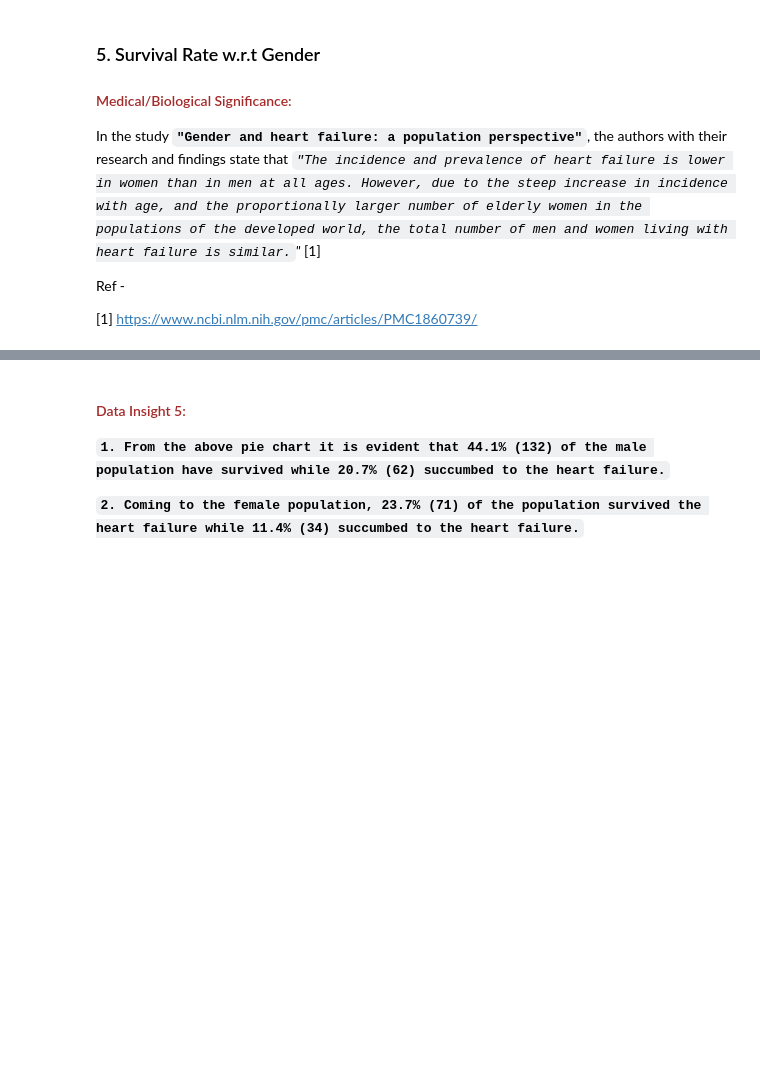
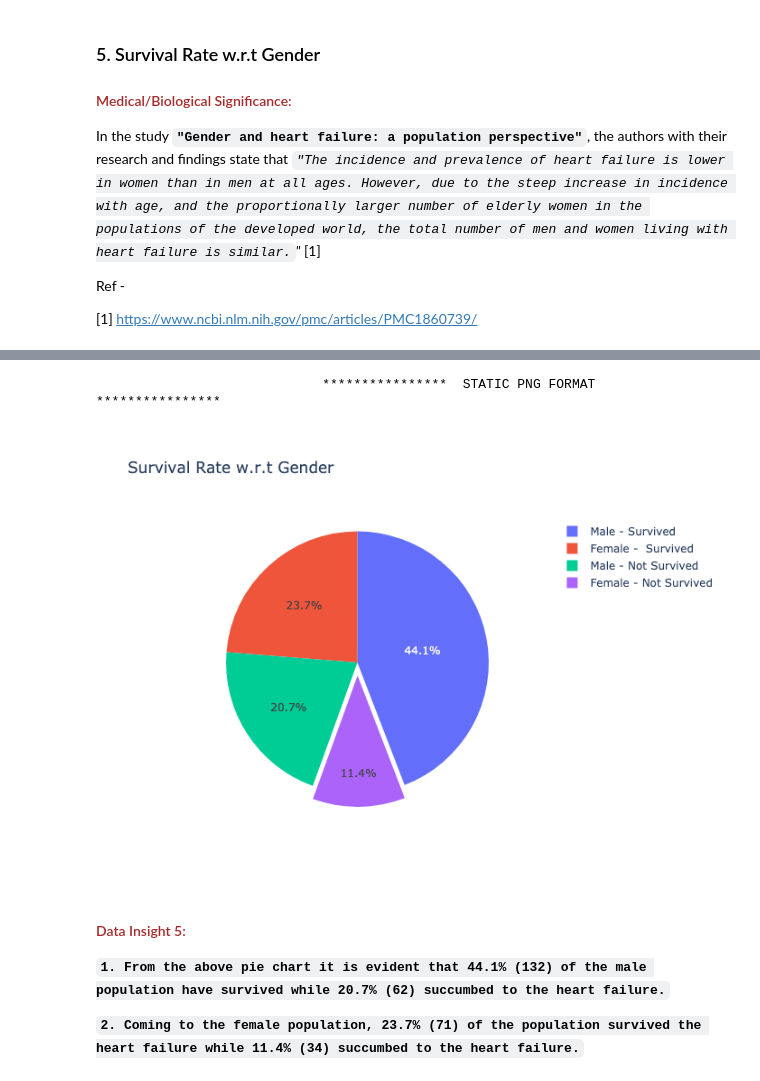
Before and after one commit to sauravmishra1710/Heart-Failure-Condition-And-Survival-Analysis, a Jupyter notebook: EDA_Heart_Failure_Prediction.ipynb, the cells around one changed output, grey strips where cells are left out. Drawn from its saved outputs; the diff is of its cells as text; code cells hidden in the pictures; blank space fills up the shorter version.

```diff
--- a/EDA_Heart_Failure_Prediction.ipynb
+++ b/EDA_Heart_Failure_Prediction.ipynb
@@ -321,14 +349,22 @@ female_not_urvived = female[heart_faliure_data["DEATH_EVENT"] == 1]
 # %%
 # pie chart
 labels = ['Male - Survived','Male - Not Survived', "Female -  Survived", "Female - Not Survived"]
 values = [len(male_survived),len(male_not_survived), len(female_survived),len(female_not_urvived)]
 
 pie = go.Figure(data=[go.Pie(labels=labels, values=values, pull=[0, 0, 0, 0.1])])
 pie.update_layout(title_text="Survival Rate w.r.t Gender")
 
+
+# show the interactive view
 pie.show()
+
+InsertChartSeparator()
+# export to a png rendered format of the chart
+pie.show("png")
 # %% [output]
 [interactive output not drawn]
+                             ****************  STATIC PNG FORMAT  ****************
+[figure, added]
 # %% [markdown]
 #### <font color = brown>Data Insight 5:</font>
 
```
Also changed, not shown: parts of 22 cells of this notebook.
